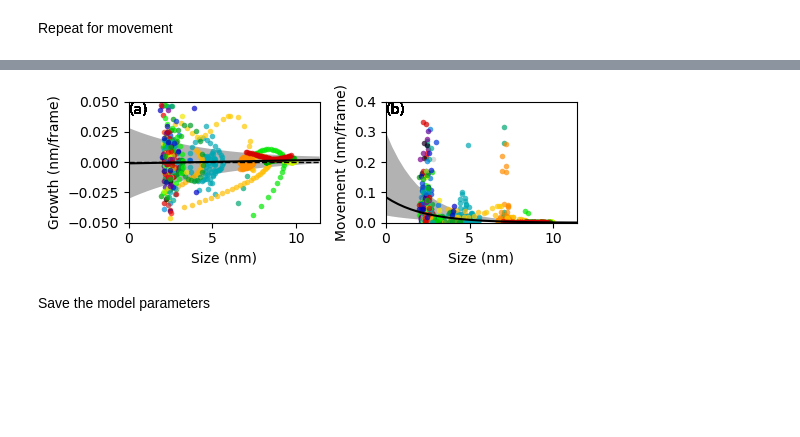
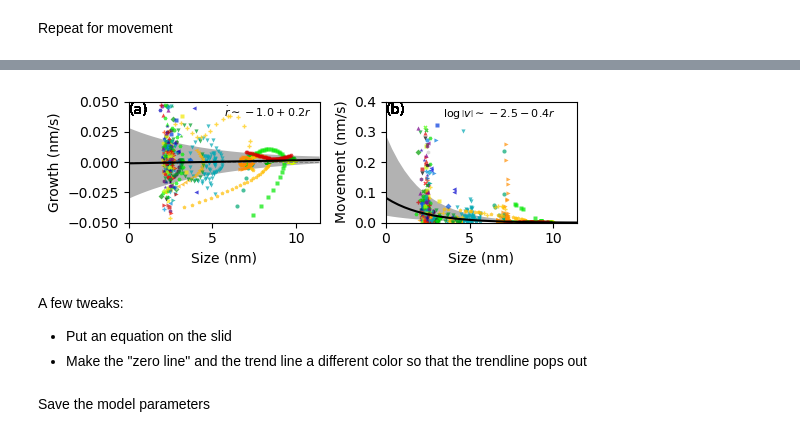
Before and after one commit to ivem-argonne/learning-damage-dynamics, a Jupyter notebook: 1_void-tracking/2_summarize-void-growth-and-movement.ipynb, the cells around one changed output, grey strips where cells are left out. Drawn from its saved outputs; the diff is of its cells as text; code cells hidden in the pictures; blank space fills up the shorter version.

Commit message:
Improve plot quality
1. Reduce number of tracks in explanation. Fixes #5
2. Use marker shapes and add equation. Fixes #5
3. Use "s" instead of frames. Fixes #2

```diff
--- a/1_void-tracking/2_summarize-void-growth-and-movement.ipynb
+++ b/1_void-tracking/2_summarize-void-growth-and-movement.ipynb
@@ -131,14 +132,14 @@ alpha = 0.7
 
 # Plot the growth
 ax = axs[0]
-for gid, group in track_data.groupby('void'):
+for (gid, group), m in zip(track_data.groupby('void'), cycle('osv^p')):
     ax.text(0, 0.9, '(a)', transform=ax.transAxes, fontsize=10, weight='normal')
     group = group.sort_values('frame')
 
     # Determine the color for this group
     color = group['color'].iloc[0].tolist()
     color[3] = alpha  # Set the alpha
-    ax.plot(group['radius'], group['radius_dt'], 'o',
+    ax.plot(group['radius'], group['radius_dt'], m,
             ms=4, lw=1, mfc=color, mec='none', markevery=12)
 
 ax.set_xlim(0, max(ax.get_xlim()) * 1.1)
@@ -297,55 +298,67 @@ fig, axs = plt.subplots(1, 2, figsize=(5.5, 2.), sharex=True)
 
 alpha = 0.7
 
+marker_list = 'osv^p<>hHP*XD'
+
 # Plot the growth
 ax = axs[0]
-for gid, group in track_data.groupby('void'):
+for (gid, group), m in zip(track_data.groupby('void'), cycle(marker_list)):
     ax.text(0, 0.9, '(a)', transform=ax.transAxes, fontsize=10, weight='normal')
     group = group.sort_values('frame')
 
     # Determine the color for this group
     color = group['color'].iloc[0].tolist()
     color[3] = alpha  # Set the alpha
-    ax.plot(group['radius'], group['radius_dt'], 'o',
-            ms=4, lw=1, mfc=color, mec='none', markevery=12)
+    ax.plot(group['radius'], group['radius_dt'], m,
+            ms=3, lw=1, mfc=color, mec='none', markevery=12)
 
 ax.set_xlim(0, max(ax.get_xlim()) * 1.1)
-ax.plot(ax.get_xlim(), [0, 0], 'k--', lw=1)
-ax.set_ylabel('Growth (nm/frame)')
+ax.plot(ax.get_xlim(), [0, 0], '--', c='gray', lw=0.7)
+ax.set_ylabel('Growth (nm/s)')
 ax.set_ylim(-0.05, 0.05)
+
+ax.text(0.5, 0.87, f'$\dot{{r}}\sim{growth_params[0]*1000:.1f}{growth_params[1]*1000:+.1f}r$',
+       transform=ax.transAxes, fontsize=8)
 
 steps = np.linspace(*ax.get_xlim(), 32)
 mean = growth_params[0] + steps * growth_params[1]
 std = np.power(10, growth_params[2] + growth_params[3] * steps)
 ax.plot(steps, mean, 'k')
 ax.fill_between(steps, mean + std, mean - std, alpha=0.3, color='k', edgecolor='none')
 
 # Plot the movement
 ax = axs[1]
-for gid, group in track_data.groupby('void'):
+for (gid, group), m in zip(track_data.groupby('void'), cycle(marker_list)):
     ax.text(0, 0.9, '(b)', transform=ax.transAxes, fontsize=10, weight='normal')
     # Determine the color for this group
     color = group['color'].iloc[0].tolist()
     color[3] = alpha  # Set the alpha
-    ax.plot(group['radius'], group['velocity_mag'], 'o',
-            ms=4, lw=1, mfc=color, mec='none', markevery=12)
+    ax.plot(group['radius'], group['velocity_mag'], m,
+            ms=3, lw=1, mfc=color, mec='none', markevery=12)
 
 ax.set_ylim(0, 0.4)
-ax.set_ylabel('Movement (nm/frame)')
+ax.set_ylabel('Movement (nm/s)')
+
+ax.text(0.3, 0.87, f'$\log\\left|v\\right|\sim{movement_params[0]:.1f}{movement_params[1]:+.1f}r$',
+       transform=ax.transAxes, fontsize=8)
 
 steps = np.linspace(*ax.get_xlim(), 32)
 mean = movement_params[0] + steps * movement_params[1]
 std = np.power(10, movement_params[2] + movement_params[3] * steps)
 ax.plot(steps, np.exp(mean), 'k')
 ax.fill_between(steps, np.exp(mean + std), np.exp(mean - std), alpha=0.3, color='k', edgecolor='none')
 
 
 for ax in axs:
     ax.set_xlabel('Size (nm)')
 fig.tight_layout()
 fig.savefig(out_directory / 'figures/time-resolved-voids-by-size.png', dpi=320)
 # %% [output]
-[figure, old version]
+[figure, new version]
+# %% [markdown]
+A few tweaks:
+- Put an equation on the slid
+- Make the "zero line" and the trend line a different color so that the trendline pops out
 # %% [markdown]
 Save the model parameters
 # %%
```
Also changed, not shown: parts of 14 cells of this notebook, 5 other files.
